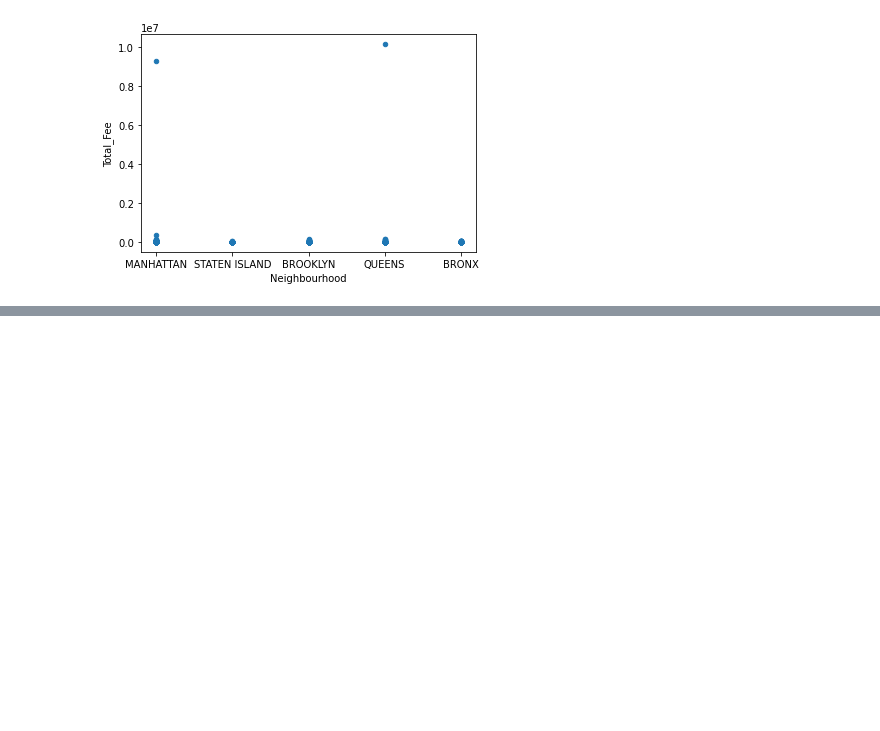
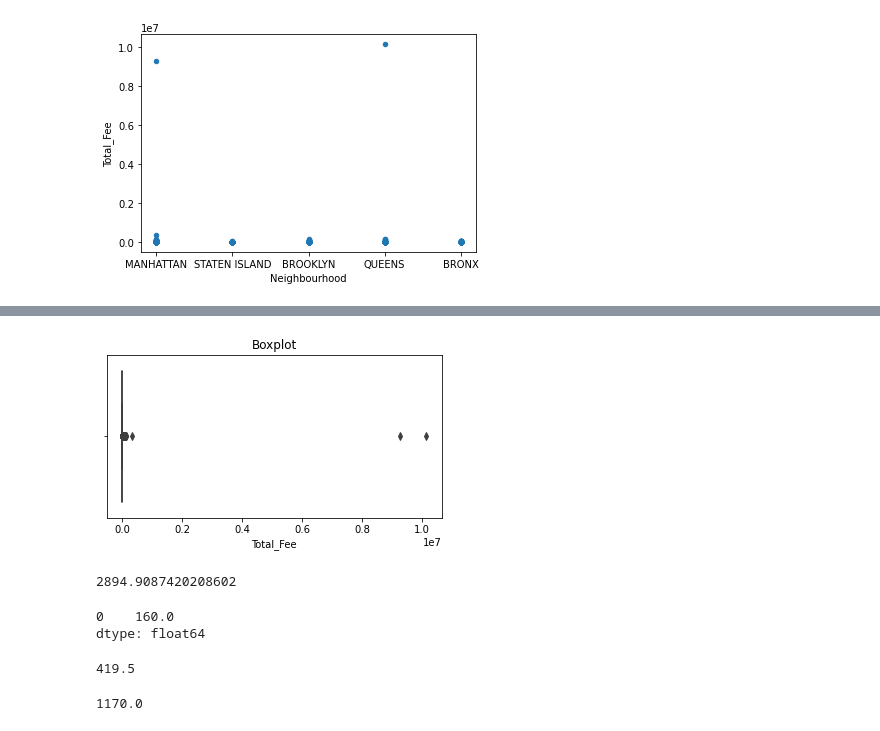
Before and after one commit to crcoronado/Datascience1, a Jupyter notebook: ActividadClase_V2 (1).ipynb, the cells around one changed output, grey strips where cells are left out. Drawn from its saved outputs; the diff is of its cells as text; code cells hidden in the pictures; blank space fills up the shorter version.

```diff
--- a/ActividadClase_V2 (1).ipynb
+++ b/ActividadClase_V2 (1).ipynb
@@ -383,0 +434,28 @@ fig.show()
+# %%
+plt.figure(figsize=(6,3))
+sns.boxplot(x=df['Total_Fee'])#,orient='v')
+plt.title('Boxplot')
+plt.show()
+# %% [output]
+[figure, added]
+# %%
+meanIC = df.Total_Fee.mean()
+meanIC
+# %% [output]
+2894.9087420208602
+# %%
+modeIC = df.Total_Fee.mode()
+modeIC
+# %% [output]
+0    160.0
+dtype: float64
+# %%
+medianIC = df.Existing_Dwelling_Units.median()
+medianIC
+# %% [output]
+419.5
+# %%
+df.Existing_Dwelling_Units.replace(df.Existing_Dwelling_Units.max(),medianIC, inplace=True)
+df.Existing_Dwelling_Units.max()
+# %% [output]
+1170.0
```
Also changed, not shown: parts of 13 cells of this notebook, 1 other file.
